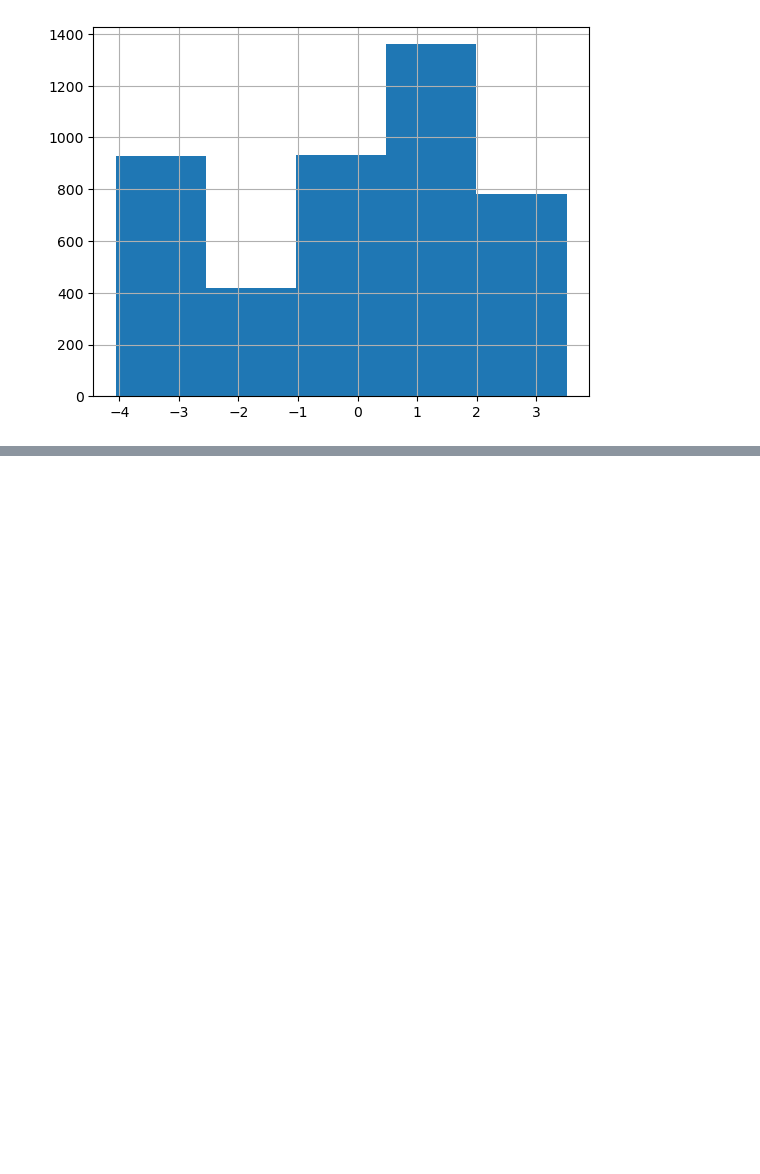
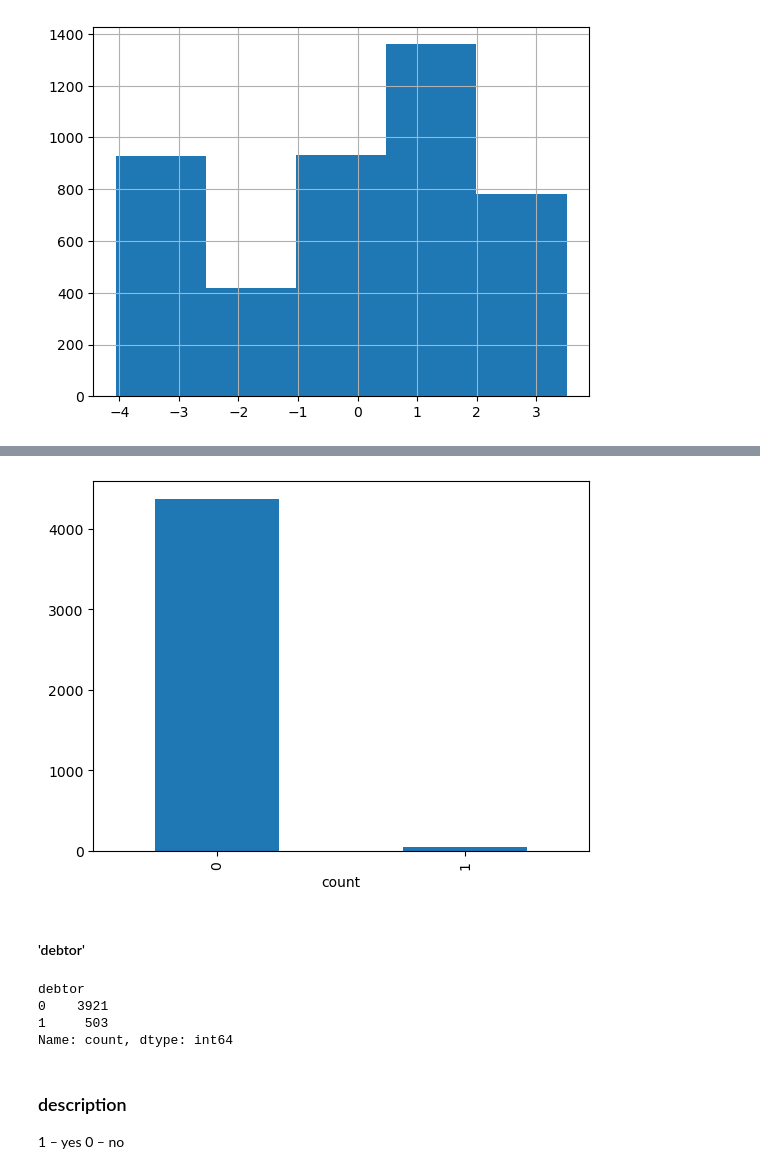
Before and after one commit to AndreJacobsPy/ai-academy-capstone, a Jupyter notebook: exploration.ipynb, the cells around one changed output, grey strips where cells are left out. Saved outputs shown, nothing was run; the diff lists cells and outputs as text; code cells hidden in the pictures; blank space fills up the shorter version.

```diff
--- a/exploration.ipynb
+++ b/exploration.ipynb
@@ -946,0 +1398,18 @@ df['gdp'].hist(bins=5);
+# %%
+educational_special_needs.plot(xlabel='count',kind='bar');
+# %% [output]
+[figure, added]
+# %% [markdown]
+#### 'debtor'
+# %%
+debtor = df['debtor'].value_counts().sort_index()
+debtor
+# %% [output]
+debtor
+0    3921
+1     503
+Name: count, dtype: int64
+# %% [markdown]
+###	description
+1 – yes
+0 – no
```
Also changed, not shown: parts of 43 cells of this notebook.
